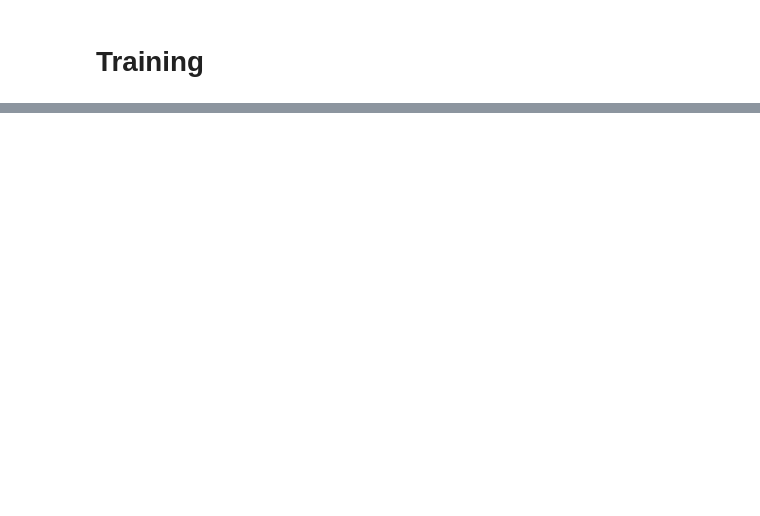
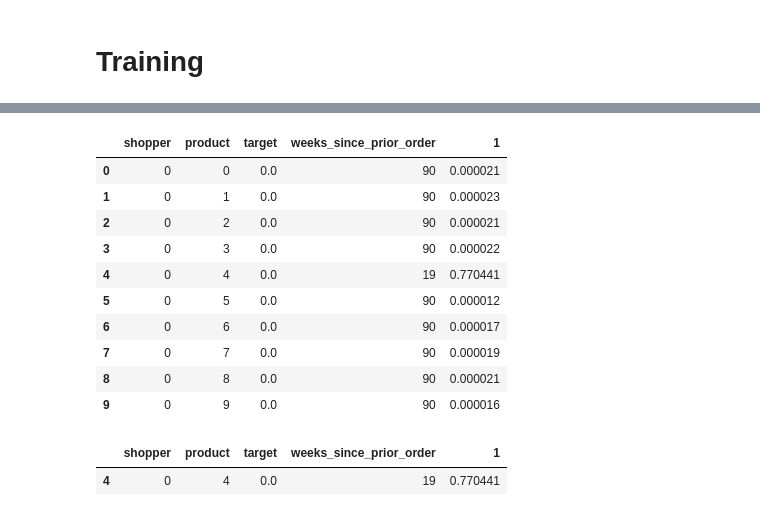
Before and after one commit to uhdang/mlim_group_3_final_assignment, a Jupyter notebook: quang/FinalAssignment.ipynb, the cells around one changed output, grey strips where cells are left out. Drawn from its saved outputs; the diff is of its cells as text; code cells hidden in the pictures; blank space fills up the shorter version.

```diff
--- a/quang/FinalAssignment.ipynb
+++ b/quang/FinalAssignment.ipynb
@@ -447,0 +542,21 @@ False discovery rate: 0.0000
+# %%
+pred_frame = pd.concat((X_test, y_test, pd.DataFrame(lgb_clf.predict_proba(X_test))[1]), axis=1)[['shopper', 'product', 'target', 'weeks_since_prior_order', 1]]
+# %%
+pred_frame.head(10)
+# %% [output]
+|  | shopper | product | target | weeks_since_prior_order | 1 |
+| 0 | 0 | 0 | 0.0 | 90 | 0.000021 |
+| 1 | 0 | 1 | 0.0 | 90 | 0.000023 |
+| 2 | 0 | 2 | 0.0 | 90 | 0.000021 |
+| 3 | 0 | 3 | 0.0 | 90 | 0.000022 |
+| 4 | 0 | 4 | 0.0 | 19 | 0.770441 |
+| 5 | 0 | 5 | 0.0 | 90 | 0.000012 |
+| 6 | 0 | 6 | 0.0 | 90 | 0.000017 |
+| 7 | 0 | 7 | 0.0 | 90 | 0.000019 |
+| 8 | 0 | 8 | 0.0 | 90 | 0.000021 |
+| 9 | 0 | 9 | 0.0 | 90 | 0.000016 |
+# %%
+pred_frame.loc[(pred_frame['shopper']==0) & (pred_frame['product']==4)]
+# %% [output]
+|  | shopper | product | target | weeks_since_prior_order | 1 |
+| 4 | 0 | 4 | 0.0 | 19 | 0.770441 |
```
Also changed, not shown: parts of 34 cells of this notebook.
